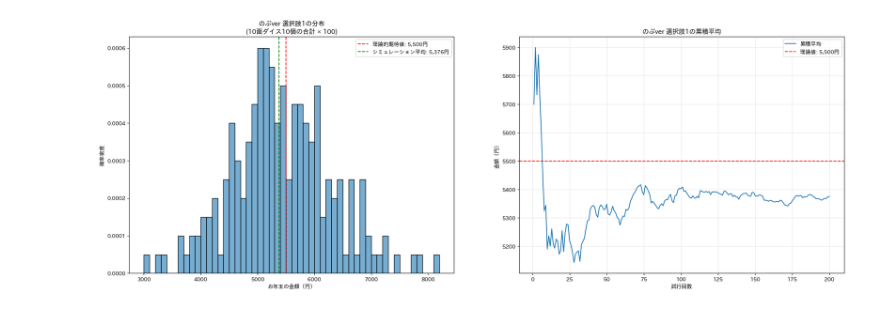
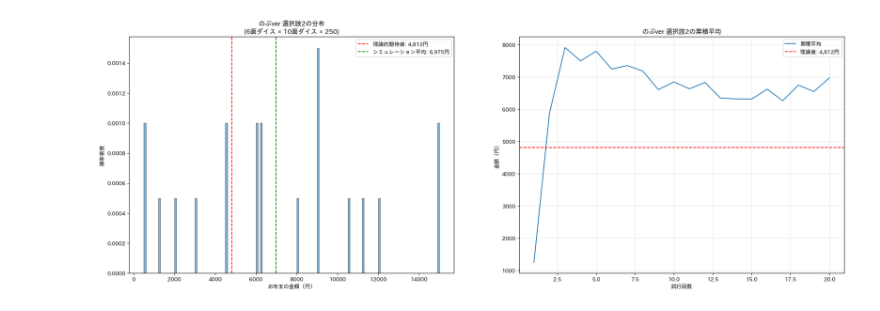
Before and after one commit to kigasudayooo/temporary_analysis, a Jupyter notebook: newyear/notebook/exp_otoshidama.ipynb, the cells around one changed output. Cells and saved outputs as stored; diff of their text form; code cells hidden in the pictures.

```diff
--- a/newyear/notebook/exp_otoshidama.ipynb
+++ b/newyear/notebook/exp_otoshidama.ipynb
@@ -331,6 +331,6 @@ print(f"のぶver 選択肢2の分散: {var_nobu2:,.0f}")
 # %%
-n_trials = 200
+n_trials = 20
 
-plot_nobu1(n_trials)
+plot_nobu2(n_trials)
 # %% [output]
-[figure, old version]
+[figure, new version]
```
Also changed, not shown: parts of 2 cells of this notebook.
